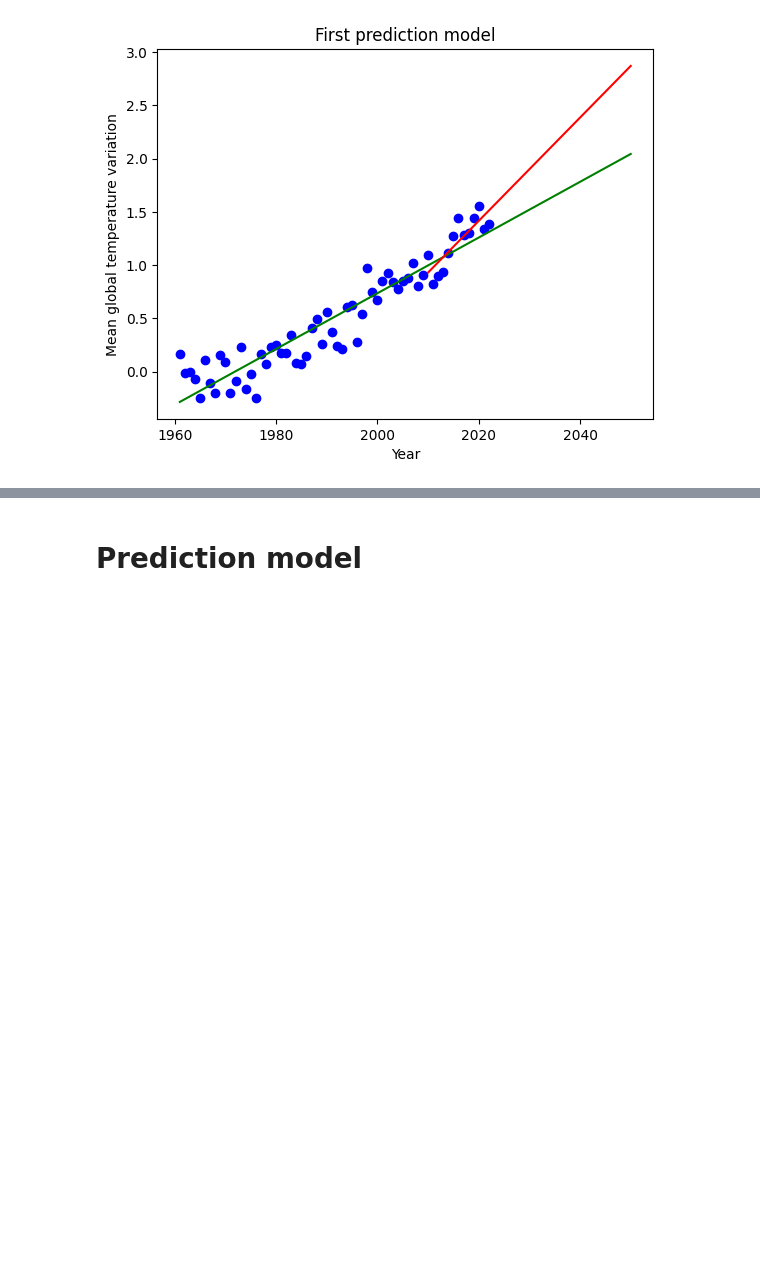
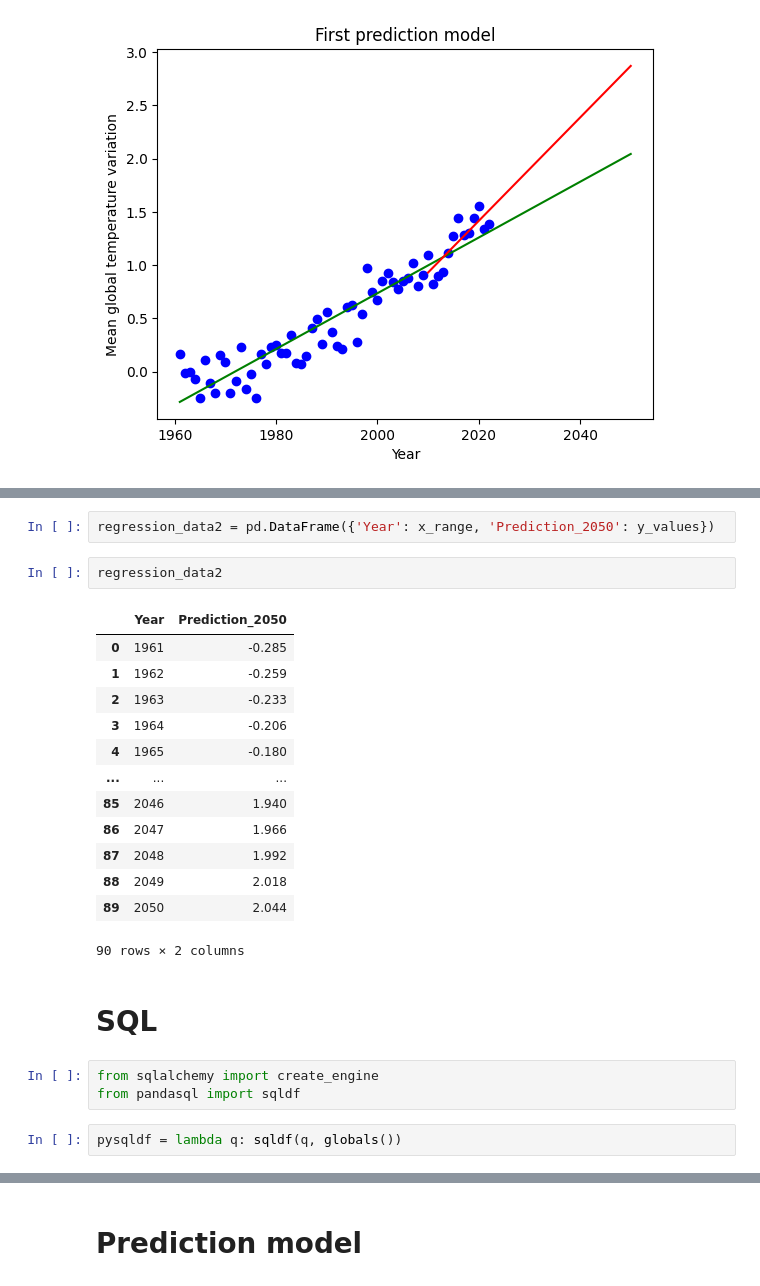
Before and after one commit to PetrongariYanina/ClimateChangeExplorer, a Jupyter notebook: ClimateChangeExplorer.ipynb, the cells around one changed output, grey strips where cells are left out. Saved outputs shown, nothing was run; the diff lists cells and outputs as text; blank space fills up the shorter version.

```diff
--- a/ClimateChangeExplorer.ipynb
+++ b/ClimateChangeExplorer.ipynb
@@ -404,0 +416,25 @@ plt.show()
+# %%
+regression_data2 = pd.DataFrame({'Year': x_range, 'Prediction_2050': y_values})
+# %%
+regression_data2
+# %% [output]
+|  | Year | Prediction_2050 |
+| 0 | 1961 | -0.285 |
+| 1 | 1962 | -0.259 |
+| 2 | 1963 | -0.233 |
+| 3 | 1964 | -0.206 |
+| 4 | 1965 | -0.180 |
+| ... | ... | ... |
+| 85 | 2046 | 1.940 |
+| 86 | 2047 | 1.966 |
+| 87 | 2048 | 1.992 |
+| 88 | 2049 | 2.018 |
+| 89 | 2050 | 2.044 |
+90 rows × 2 columns
+# %% [markdown]
+# SQL
+# %%
+from sqlalchemy import create_engine
+from pandasql import sqldf
+# %%
+pysqldf = lambda q: sqldf(q, globals())
```
Also changed, not shown: parts of 12 cells of this notebook.
